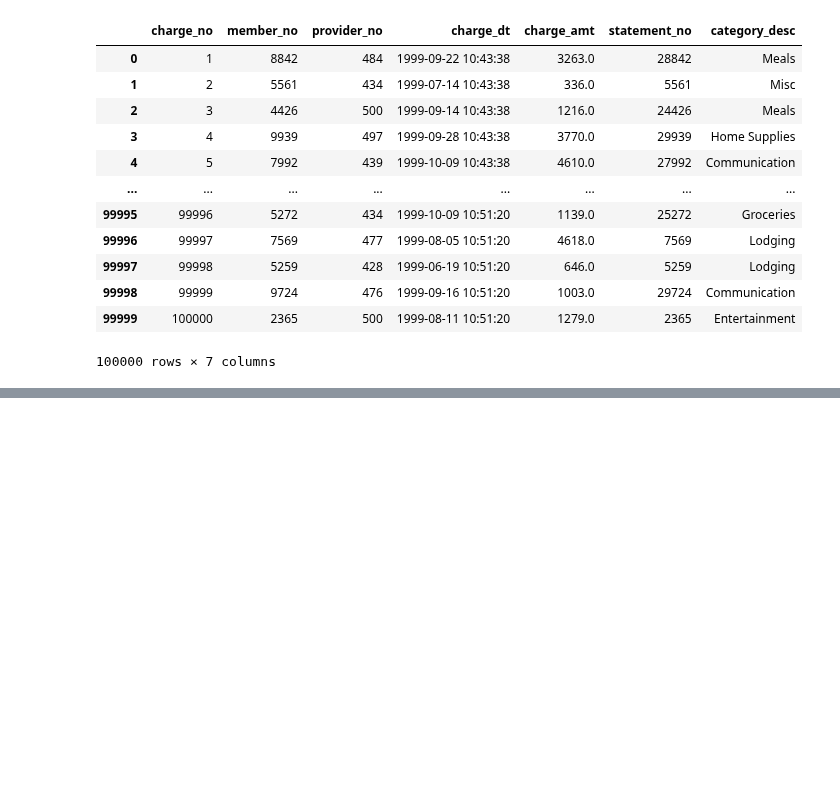
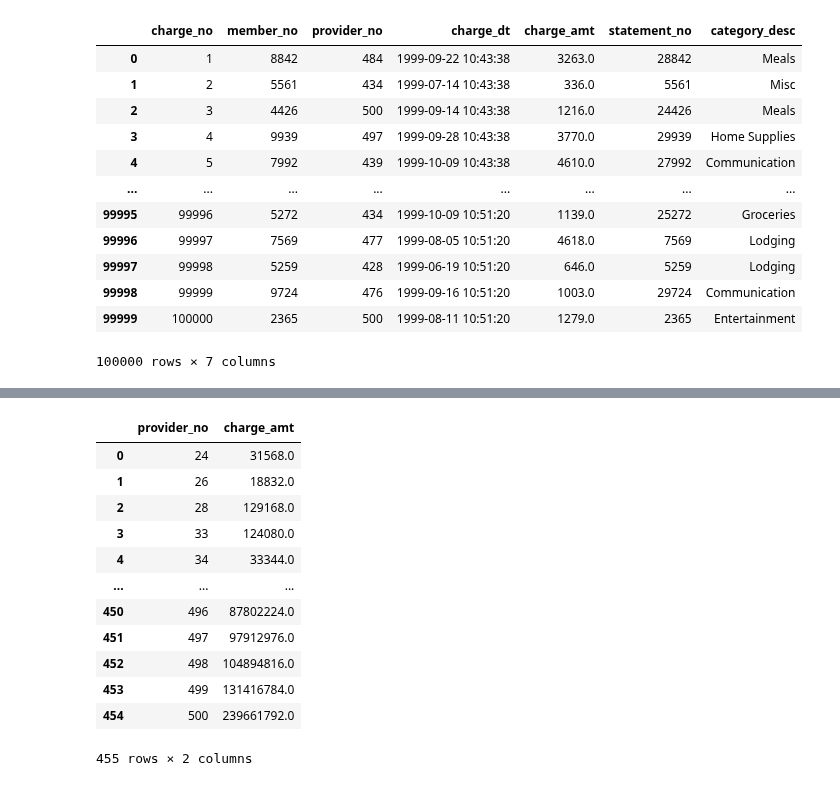
Before and after one commit to Iswarya1011/Cloud-Data-Infrastructure-GroupB-Credit, a Jupyter notebook: charge_denormalization.ipynb, the cells around one changed output, grey strips where cells are left out. Cells and saved outputs as stored; diff of their text form; code cells hidden in the pictures; blank space fills up the shorter version.

```diff
--- a/charge_denormalization.ipynb
+++ b/charge_denormalization.ipynb
@@ -62,0 +98,17 @@ def charge_tranformation():
+# %%
+charge_amount = charges.groupby("provider_no")["charge_amt"].sum().reset_index()
+charge_amount
+# %% [output]
+|  | provider_no | charge_amt |
+| 0 | 24 | 31568.0 |
+| 1 | 26 | 18832.0 |
+| 2 | 28 | 129168.0 |
+| 3 | 33 | 124080.0 |
+| 4 | 34 | 33344.0 |
+| ... | ... | ... |
+| 450 | 496 | 87802224.0 |
+| 451 | 497 | 97912976.0 |
+| 452 | 498 | 104894816.0 |
+| 453 | 499 | 131416784.0 |
+| 454 | 500 | 239661792.0 |
+455 rows × 2 columns
```
Also changed, not shown: parts of 11 cells of this notebook, 15 other files.
